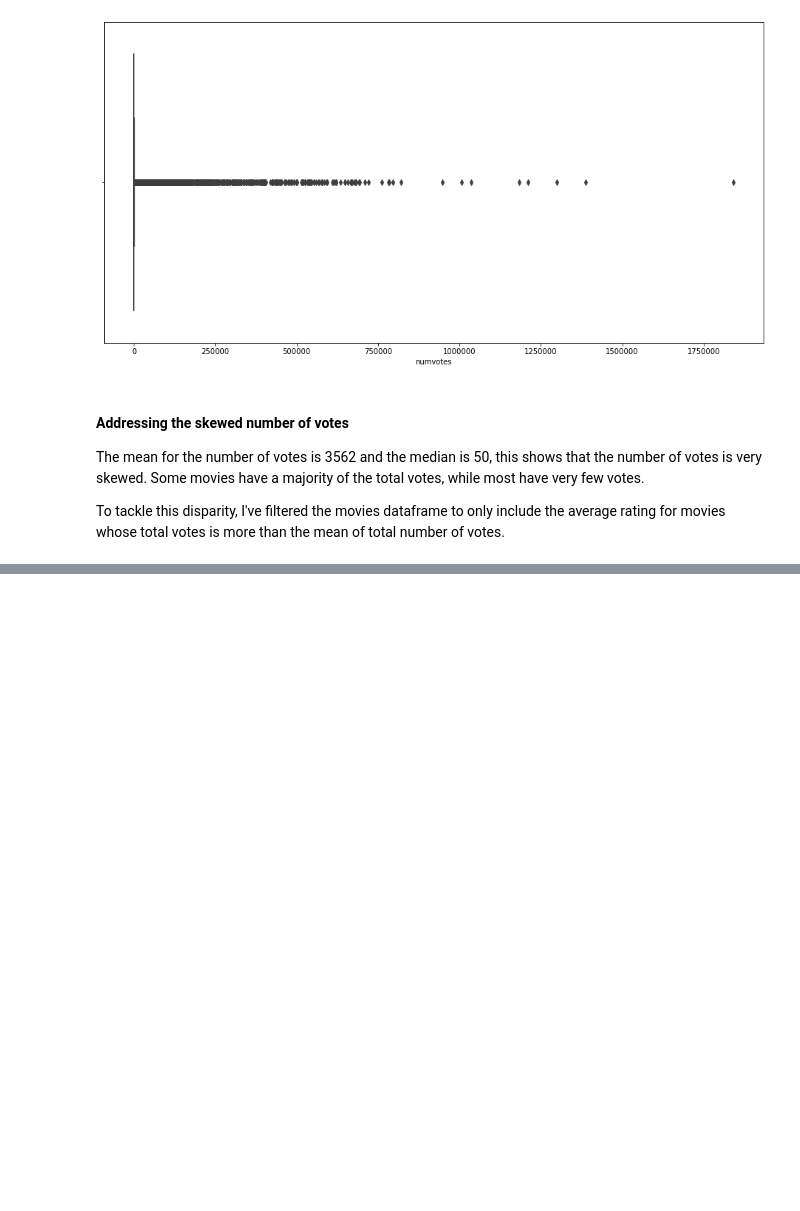
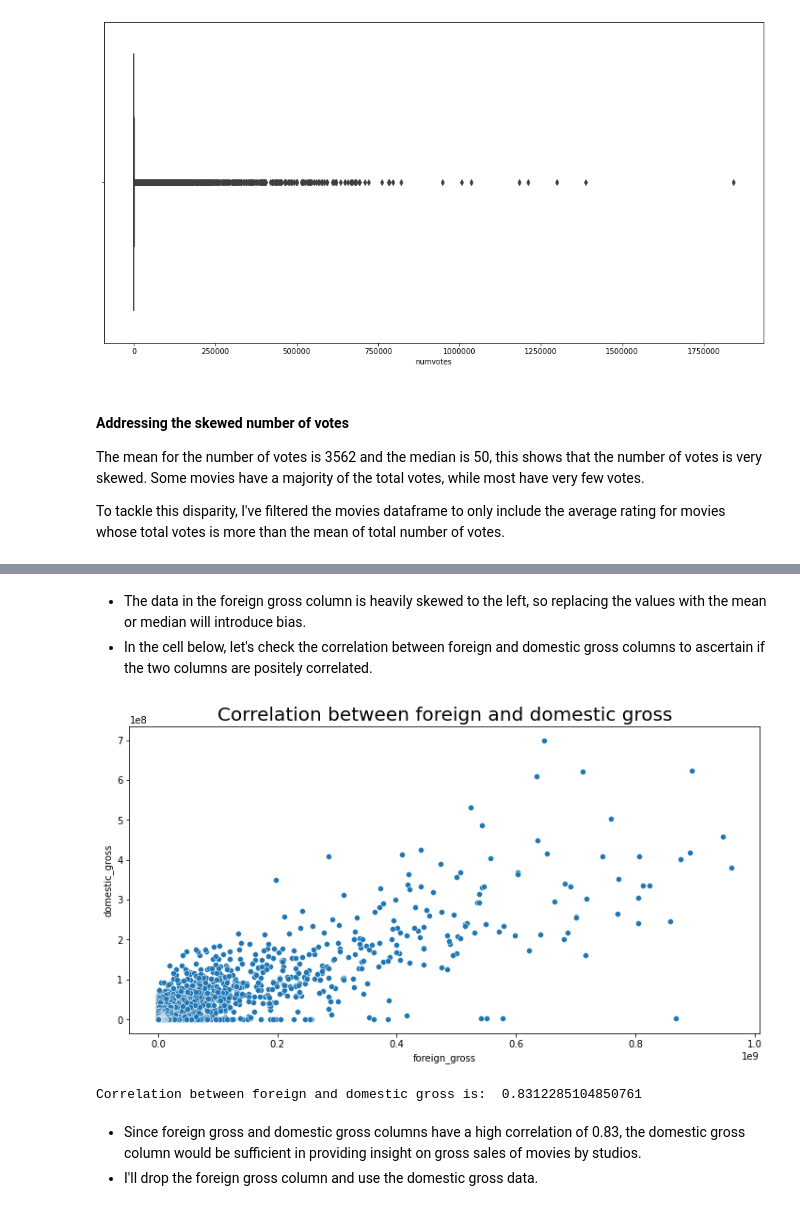
Before and after one commit to joakimTI/MOVIE-STUDIO-DATA-ANALYSIS, a Jupyter notebook: student.ipynb, the cells around one changed output, grey strips where cells are left out. Saved outputs shown, nothing was run; the diff lists cells and outputs as text; code cells hidden in the pictures; blank space fills up the shorter version.

```diff
--- a/student.ipynb
+++ b/student.ipynb
@@ -433,0 +548,21 @@ plt.show()
+# %% [markdown]
+- The data in the foreign gross column is heavily skewed to the left, so replacing the values with the mean or median will introduce bias.
+- In the cell below, let's check the correlation between foreign and domestic gross columns to ascertain if the two columns are positely correlated.
+# %%
+plt.figure(figsize = (12,6))
+sns.scatterplot(data=movie_gross_csv, x=movie_gross_csv['foreign_gross'].dropna(), y='domestic_gross')
+plt.title('Correlation between foreign and domestic gross', fontdict={'fontsize': 20})
+plt.show()
+
+# Drop rows with NaN values in the specified columns
+df_clean = movie_gross_csv.dropna(subset=['foreign_gross', 'domestic_gross'])
+
+# Calculate the correlation
+correlation = df_clean['foreign_gross'].corr(df_clean['domestic_gross'])
+print("Correlation between foreign and domestic gross is: ", correlation)
+# %% [output]
+[figure, added]
+Correlation between foreign and domestic gross is:  0.8312285104850761
+# %% [markdown]
+- Since foreign gross and domestic gross columns have a high correlation of 0.83, the domestic gross column would be sufficient in providing insight on gross sales of movies by studios.
+- I'll drop the foreign gross column and use the domestic gross data.
```
Also changed, not shown: parts of 21 cells of this notebook.
